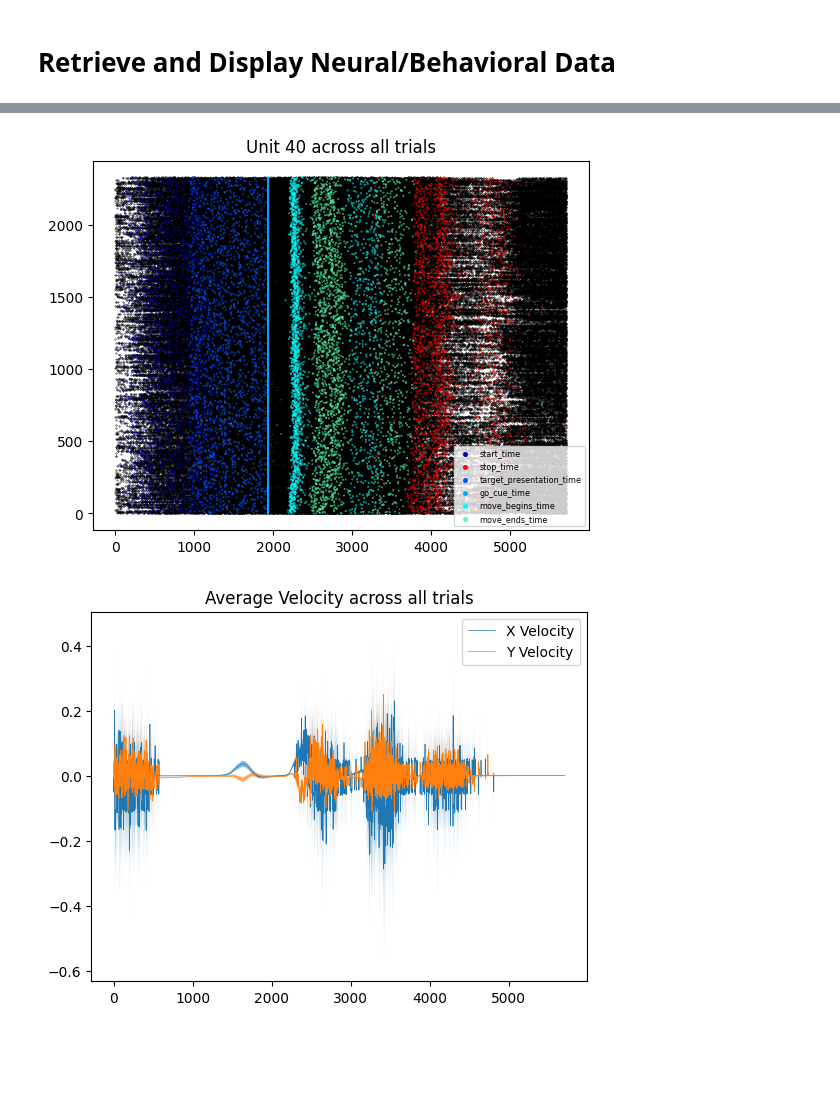
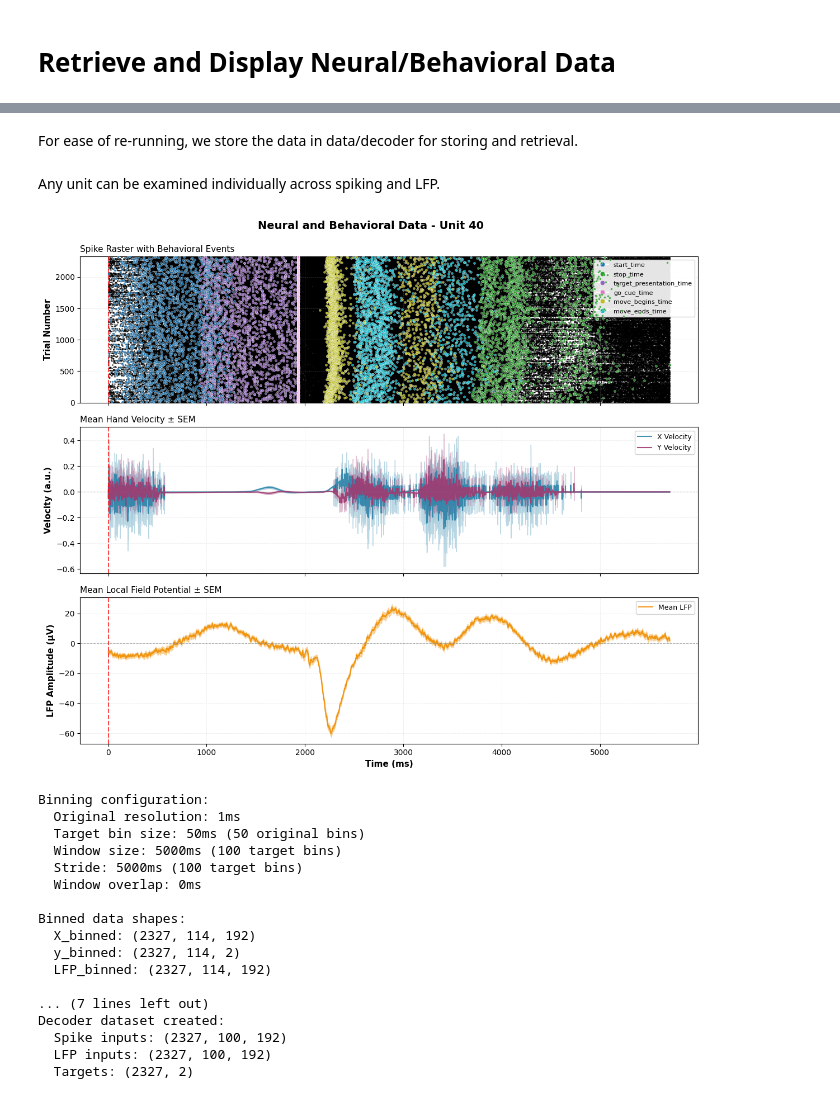
Before and after one commit to BenFalken/SNN-Based-Motion-Decoder, a Jupyter notebook: main.ipynb, the cells around one changed output, grey strips where cells are left out. Cells and saved outputs as stored; diff of their text form; code cells hidden in the pictures; blank space fills up the shorter version.

Commit message:
Binning, Sliding Window
Added binning functionality and sliding window in order to better compress data

```diff
--- a/main.ipynb
+++ b/main.ipynb
@@ -37,26 +52,2 @@ T, mean_x_vel, mean_y_vel, x_vel_err, y_vel_err = process_velocities(y)
-# %%
-for trial in range(X.shape[1]):
-    spike_times = np.where(X[:, trial, n])[0]
-    plt.scatter(spike_times, trial*np.ones(spike_times.size), color='black', s=0.1)
-
-for trial in range(X.shape[1]):
-    markers = behavioral_markers.iloc[trial].to_numpy()
-    plt.scatter(markers, trial*np.ones(markers.size), color=clmap[:markers.size], s=0.1)
-for i, marker in enumerate(markers):
-    plt.scatter(marker, trial, color=clmap[i], s=0.1, label=marker_labels[i])
-
-plt.title(f'Unit {n} across all trials')
-plt.legend(markerscale=8, fontsize='xx-small')
-plt.show()
-
-plt.plot(mean_x_vel, linewidth=0.5, label='X Velocity')
-plt.fill_between(T, mean_x_vel - x_vel_err, mean_x_vel + x_vel_err, alpha=0.5)
-plt.plot(mean_y_vel, linewidth=0.5, label='Y Velocity')
-plt.fill_between(T, mean_y_vel - y_vel_err, mean_y_vel + y_vel_err, alpha=0.5)
-plt.legend()
-
-plt.title('Average Velocity across all trials')
-plt.show()
-# %% [output]
-[figure, removed]
-[figure, removed]
+# %% [markdown]
+For ease of re-running, we store the data in data/decoder for storing and retrieval.
@@ -62,0 +60,43 @@ plt.show()
+# %%
+X = pkl.load(open('data/decoder/X', 'rb'))
+y = pkl.load(open('data/decoder/y', 'rb'))
+LFP = pkl.load(open('data/decoder/LFP', 'rb'))
+behavioral_markers = pkl.load(open('data/decoder/behavioral_markers', 'rb'))
+marker_labels = pkl.load(open('data/decoder/marker_labels', 'rb'))
+# %% [markdown]
+Any unit can be examined individually across spiking and LFP.
+# %%
+fig, axes = plot_neural_behavioral_data(X, y, LFP, behavioral_markers, marker_labels, neuron_idx=40)
+plt.savefig('neural_behavioral_summary.png', dpi=300, bbox_inches='tight')
+plt.show()
+# %% [output]
+[figure, added]
+# %%
+X_win, y_win, LFP_win, behavioral_markers_win, meta = bin_and_window_data(
+        X, y, LFP, behavioral_markers,
+        bin_size_ms=50,
+        window_size_ms=5000,
+        stride_ms=5000  # Non-overlapping windows. Sequential.
+)
+
+# Create decoder dataset.
+# Inputs is a tuple of (spikes, LFP)
+inputs, targets = create_decoder_dataset(X_win, y_win, LFP_win, meta)
+# %% [output]
+Binning configuration:
+  Original resolution: 1ms
+  Target bin size: 50ms (50 original bins)
+  Window size: 5000ms (100 target bins)
+  Stride: 5000ms (100 target bins)
+  Window overlap: 0ms
+
+Binned data shapes:
+  X_binned: (2327, 114, 192)
+  y_binned: (2327, 114, 2)
+  LFP_binned: (2327, 114, 192)
+
+... (7 lines left out)
+Decoder dataset created:
+  Spike inputs: (2327, 100, 192)
+  LFP inputs: (2327, 100, 192)
+  Targets: (2327, 2)
```
Also changed, not shown: parts of 6 cells of this notebook, 4 other files.
